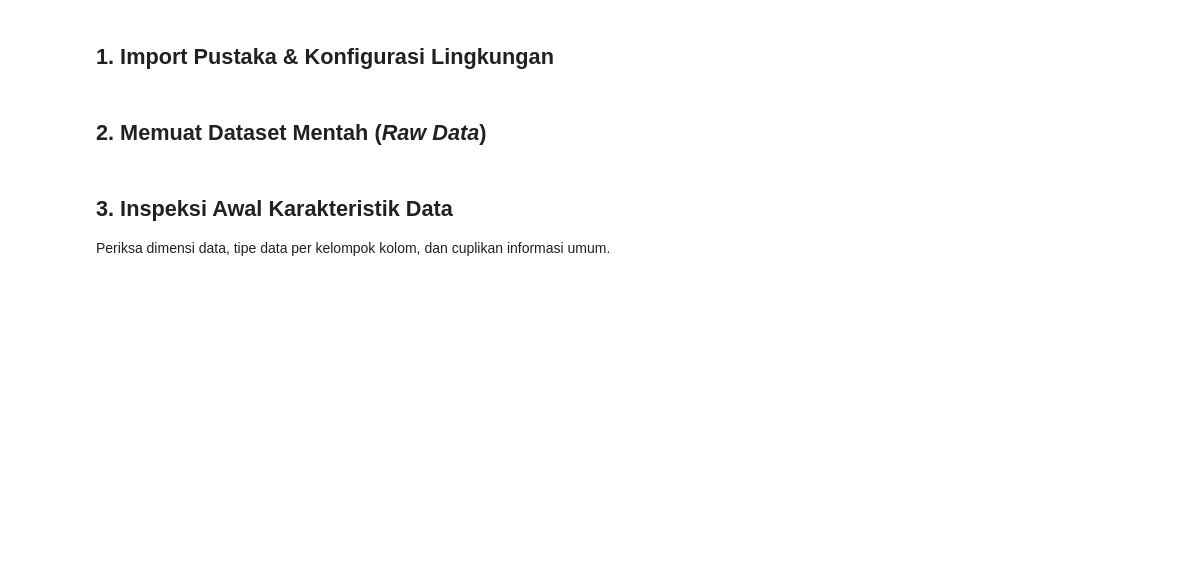
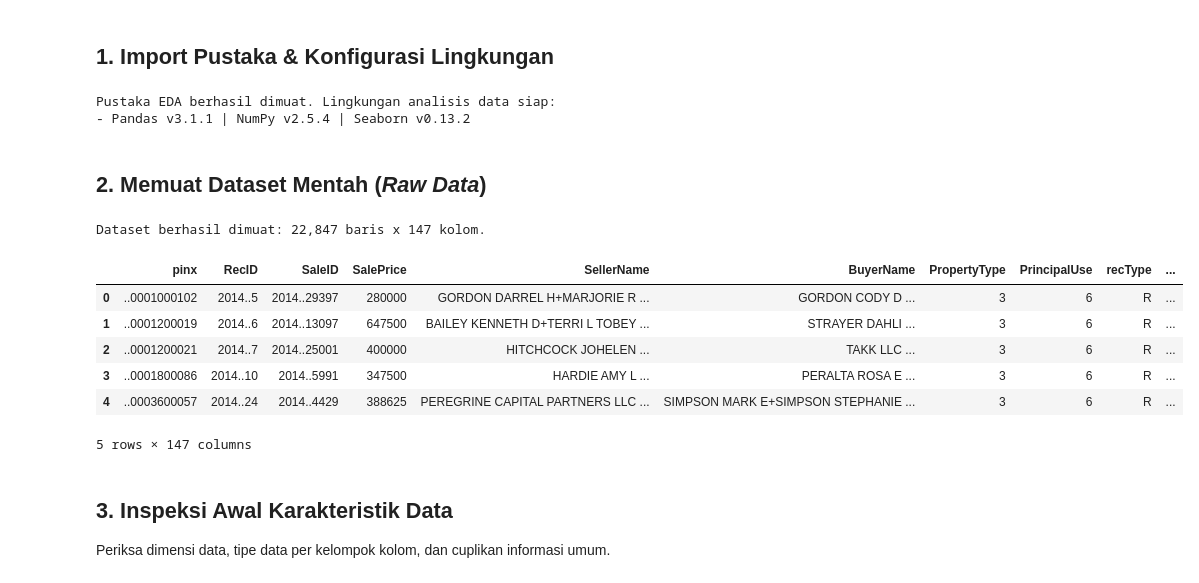
Before and after one commit to ramadhan-imanur/kingcounty-avm-realestate, a Jupyter notebook: notebooks/01_eda.ipynb, the cells around one changed output. Cells and saved outputs as stored; diff of their text form; code cells hidden in the pictures; blank space fills up the shorter version.

```diff
--- a/notebooks/01_eda.ipynb
+++ b/notebooks/01_eda.ipynb
@@ -16,15 +16,30 @@ import seaborn as sns
 plt.style.use('seaborn-v0_8-whitegrid' if 'seaborn-v0_8-whitegrid' in plt.style.available else 'default')
 pd.set_option('display.max_columns', 50)
 pd.set_option('display.float_format', lambda x: '%.2f' % x)
+
+print("Pustaka EDA berhasil dimuat. Lingkungan analisis data siap:")
+print(f"- Pandas v{pd.__version__} | NumPy v{np.__version__} | Seaborn v{sns.__version__}")
+# %% [output]
+Pustaka EDA berhasil dimuat. Lingkungan analisis data siap:
+- Pandas v3.1.1 | NumPy v2.5.4 | Seaborn v0.13.2
 # %% [markdown]
 ## 2. Memuat Dataset Mentah (*Raw Data*)
 # %%
 # Memuat dataset resmi transaksi properti King County
 DATA_PATH = "../data/raw/02_king_county_real_estate/cleansales.tab"
 
 df = pd.read_csv(DATA_PATH, sep='\t', low_memory=False)
 print(f"Dataset berhasil dimuat: {df.shape[0]:,} baris x {df.shape[1]} kolom.")
-df.head()
+display(df.head())
+# %% [output]
+Dataset berhasil dimuat: 22,847 baris x 147 kolom.
+|  | pinx | RecID | SaleID | SalePrice | SellerName | BuyerName | PropertyType | PrincipalUse | recType | ... |
+| 0 | ..0001000102 | 2014..5 | 2014..29397 | 280000 | GORDON DARREL H+MARJORIE R ... | GORDON CODY D ... | 3 | 6 | R | ... |
+| 1 | ..0001200019 | 2014..6 | 2014..13097 | 647500 | BAILEY KENNETH D+TERRI L TOBEY ... | STRAYER DAHLI ... | 3 | 6 | R | ... |
+| 2 | ..0001200021 | 2014..7 | 2014..25001 | 400000 | HITCHCOCK JOHELEN ... | TAKK LLC ... | 3 | 6 | R | ... |
+| 3 | ..0001800086 | 2014..10 | 2014..5991 | 347500 | HARDIE AMY L ... | PERALTA ROSA E ... | 3 | 6 | R | ... |
+| 4 | ..0003600057 | 2014..24 | 2014..4429 | 388625 | PEREGRINE CAPITAL PARTNERS LLC ... | SIMPSON MARK E+SIMPSON STEPHANIE ... | 3 | 6 | R | ... |
+5 rows × 147 columns
 # %% [markdown]
 ## 3. Inspeksi Awal Karakteristik Data
 Periksa dimensi data, tipe data per kelompok kolom, dan cuplikan informasi umum.
```
Also changed, not shown: parts of 6 cells of this notebook, 17 other files.
